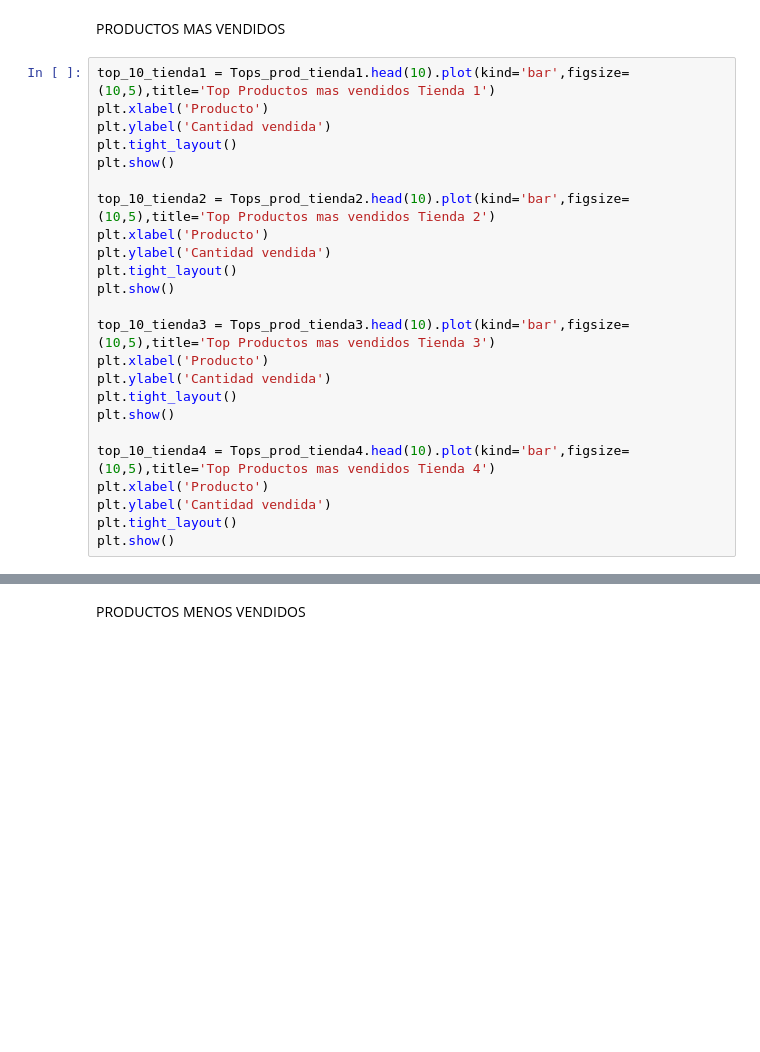
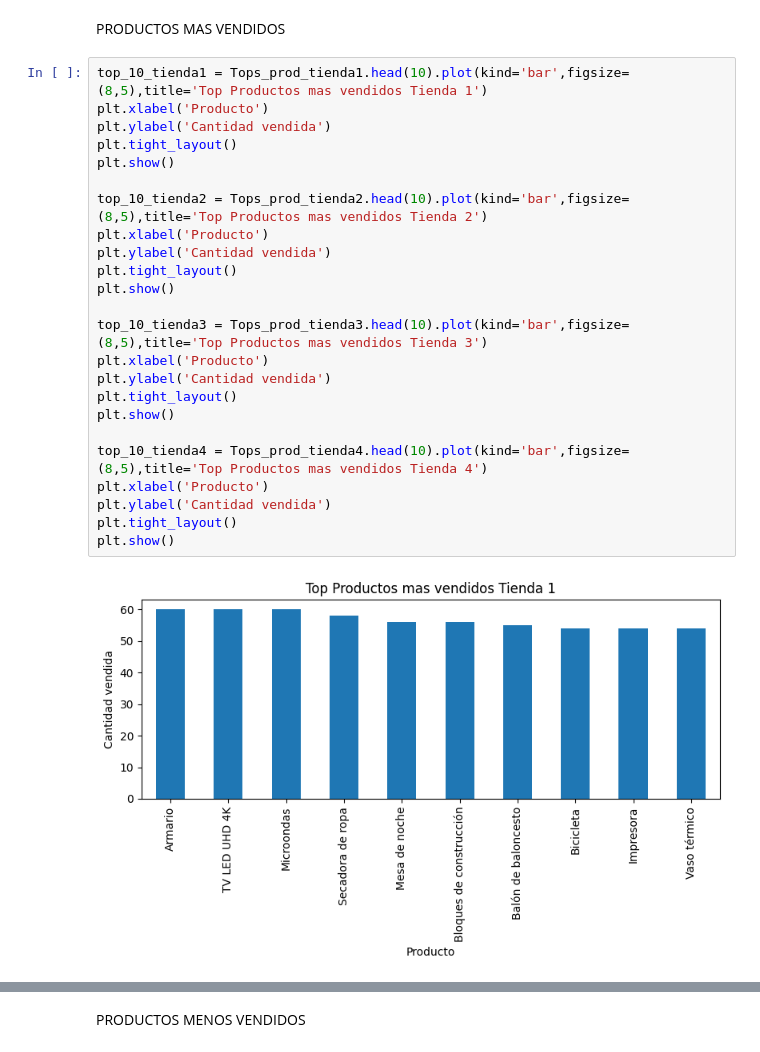
Before and after one commit to Luismrr/Primer_Challenge, a Jupyter notebook: AluraStoreLatam.ipynb, the cells around one changed output, grey strips where cells are left out. Cells and saved outputs as stored; diff of their text form; blank space fills up the shorter version.

```diff
--- a/AluraStoreLatam.ipynb
+++ b/AluraStoreLatam.ipynb
@@ -105,26 +190,28 @@ import matplotlib.pyplot as plt
 # %% [markdown]
 PRODUCTOS MAS VENDIDOS
 # %%
-top_10_tienda1 = Tops_prod_tienda1.head(10).plot(kind='bar',figsize=(10,5),title='Top Productos mas vendidos Tienda 1')
+top_10_tienda1 = Tops_prod_tienda1.head(10).plot(kind='bar',figsize=(8,5),title='Top Productos mas vendidos Tienda 1')
 plt.xlabel('Producto')
 plt.ylabel('Cantidad vendida')
 plt.tight_layout()
 plt.show()
 
-top_10_tienda2 = Tops_prod_tienda2.head(10).plot(kind='bar',figsize=(10,5),title='Top Productos mas vendidos Tienda 2')
+top_10_tienda2 = Tops_prod_tienda2.head(10).plot(kind='bar',figsize=(8,5),title='Top Productos mas vendidos Tienda 2')
 plt.xlabel('Producto')
 plt.ylabel('Cantidad vendida')
 plt.tight_layout()
 plt.show()
 
-top_10_tienda3 = Tops_prod_tienda3.head(10).plot(kind='bar',figsize=(10,5),title='Top Productos mas vendidos Tienda 3')
+top_10_tienda3 = Tops_prod_tienda3.head(10).plot(kind='bar',figsize=(8,5),title='Top Productos mas vendidos Tienda 3')
 plt.xlabel('Producto')
 plt.ylabel('Cantidad vendida')
 plt.tight_layout()
 plt.show()
 
-top_10_tienda4 = Tops_prod_tienda4.head(10).plot(kind='bar',figsize=(10,5),title='Top Productos mas vendidos Tienda 4')
+top_10_tienda4 = Tops_prod_tienda4.head(10).plot(kind='bar',figsize=(8,5),title='Top Productos mas vendidos Tienda 4')
 plt.xlabel('Producto')
 plt.ylabel('Cantidad vendida')
 plt.tight_layout()
 plt.show()
+# %% [output]
+[figure, added]
```
Also changed, not shown: parts of 22 cells of this notebook.
